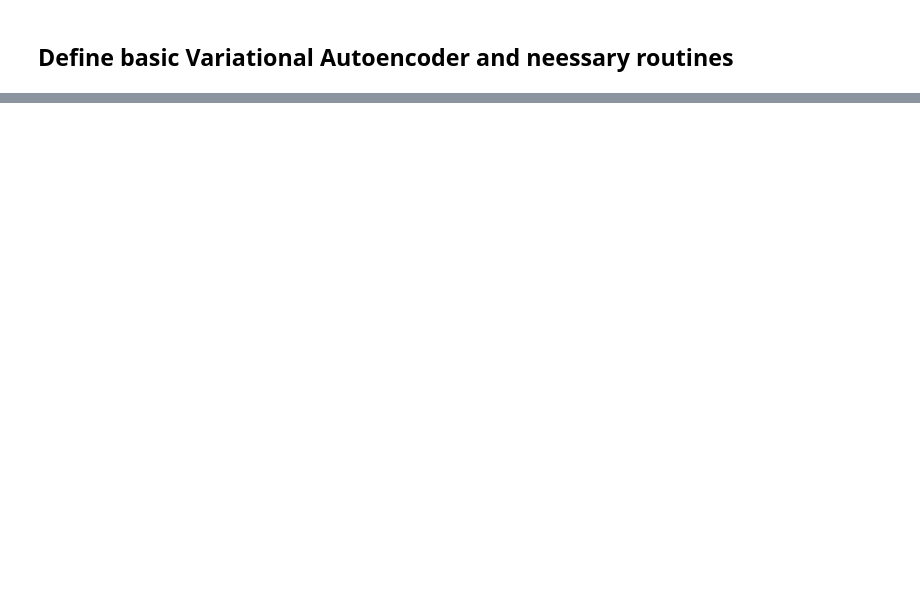
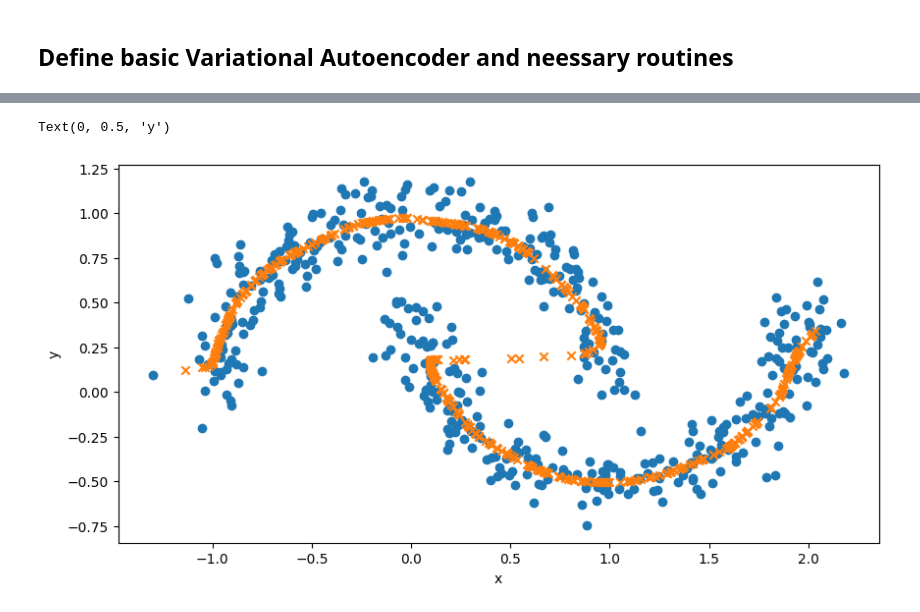
Before and after one commit to CKleiber/SciML-Seminar, a Jupyter notebook: VarationalAutoencoder.ipynb, the cells around one changed output, grey strips where cells are left out. Cells and saved outputs as stored; diff of their text form; code cells hidden in the pictures; blank space fills up the shorter version.

```diff
--- a/VarationalAutoencoder.ipynb
+++ b/VarationalAutoencoder.ipynb
@@ -139,0 +165,21 @@ def train_vae(model, X_train, X_val, n_epochs=10, batchsize=32, verbose=True):
+# %%
+# architecture of the vae
+
+INPUT_SIZE = 2
+BOTTLENECK_SIZE = 1
+HIDDEN_SIZE = 64
+HIDDEN_LAYERS = 5
+
+vae_moons = VAE(INPUT_SIZE, HIDDEN_LAYERS, HIDDEN_SIZE, BOTTLENECK_SIZE)
+# %%
+# load data
+
+dataset_size = 5000
+
+dataset = make_moons(n_samples=dataset_size, noise=0.1)[0]
+
+#split into train and val
+
+X_train, X_val = train_test_split(dataset, test_size=0.2)
+
+X_val, X_test = train_test_split(X_val, test_size=0.5)
@@ -139,0 +208,18 @@ def train_vae(model, X_train, X_val, n_epochs=10, batchsize=32, verbose=True):
+# %%
+# test reconstruction ability
+
+vae_moons.eval()
+
+with torch.no_grad():
+    X_test_recon, _, _ = vae_moons(torch.Tensor(X_test))
+
+fig, ax = plt.subplots(1, 1, figsize=(10, 5))
+
+ax.scatter(X_test[:, 0], X_test[:, 1], label='original', marker='o')
+ax.scatter(X_test_recon[:, 0], X_test_recon[:, 1], label='reconstruction', marker='x')
+
+ax.set_xlabel('x')
+ax.set_ylabel('y')
+# %% [output]
+Text(0, 0.5, 'y')
+[figure, added]
```
Also changed, not shown: parts of 5 cells of this notebook, 1 other file.
